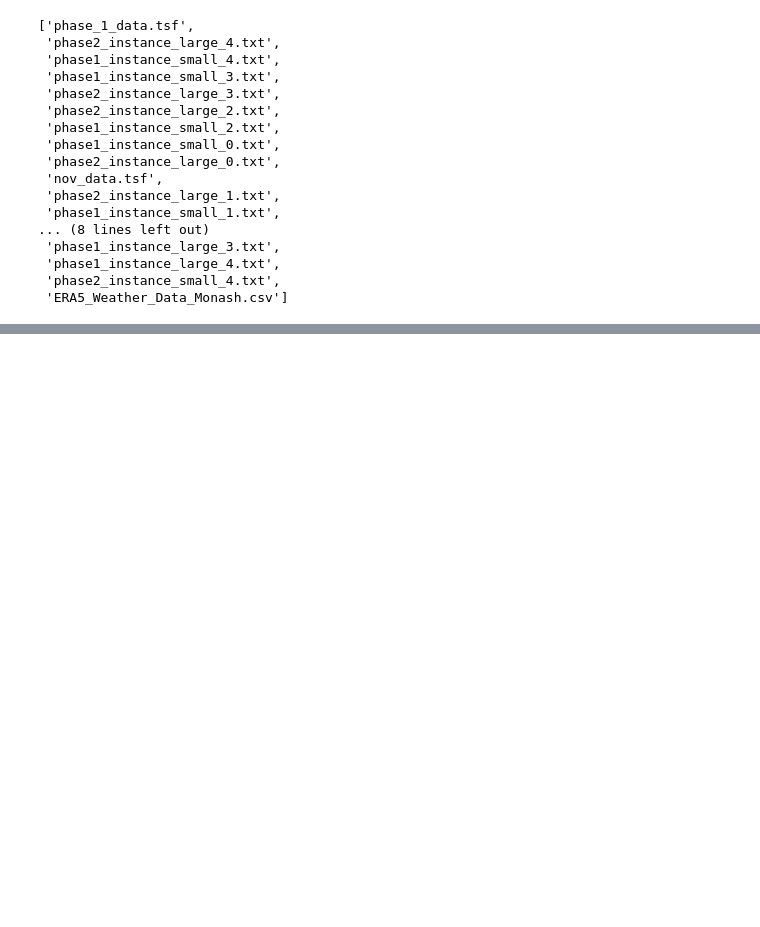
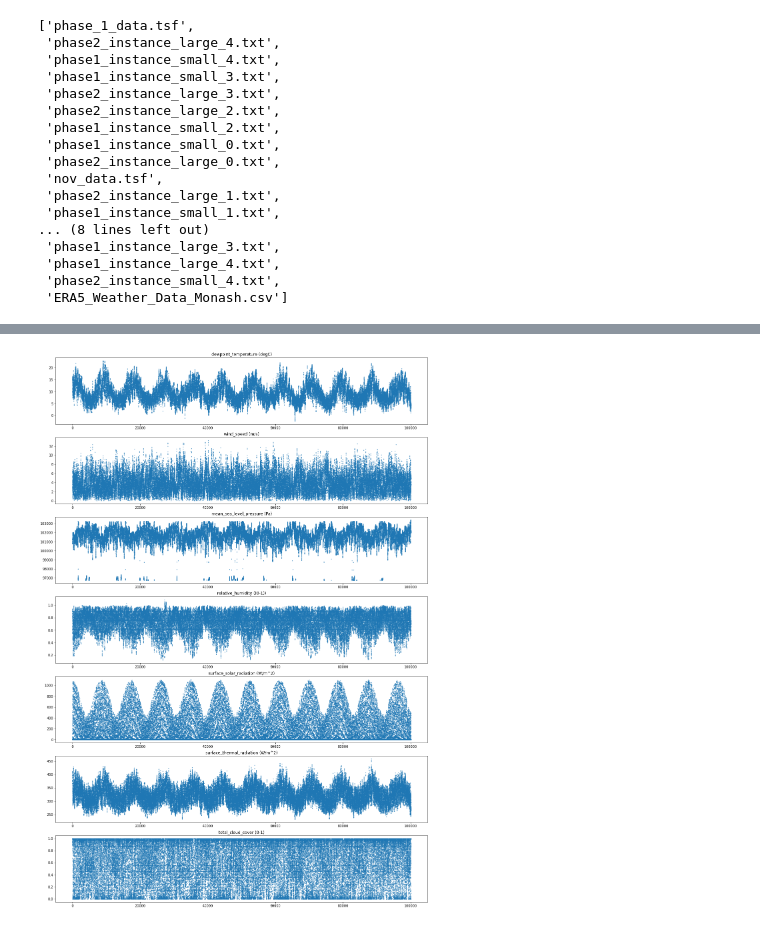
Before and after one commit to hbhungg/tinygrid, a Jupyter notebook: visualize_notebook.ipynb, the cells around one changed output, grey strips where cells are left out. Saved outputs shown, nothing was run; the diff lists cells and outputs as text; code cells hidden in the pictures; blank space fills up the shorter version.

```diff
--- a/visualize_notebook.ipynb
+++ b/visualize_notebook.ipynb
@@ -47,0 +75,4 @@ plt.show()
+# %%
+weather_file = os.path.join(path, fs[-1])
+weather_data = pd.read_csv(weather_file)
+weather_data.head()
@@ -47,0 +86,13 @@ plt.show()
+# %%
+filter_weather_data = weather_data.loc[:, "dewpoint_temperature (degC)":]
+length = len(filter_weather_data.columns)
+
+fig, axs = plt.subplots(length, figsize=(20, 30))
+
+for i, col in enumerate(filter_weather_data):
+  axs[i].set_title(col)
+  axs[i].plot(filter_weather_data[col], 'o', markersize=1)
+
+plt.show()
+# %% [output]
+[figure, added]
```
Also changed, not shown: parts of 5 cells of this notebook, 1 other file.
